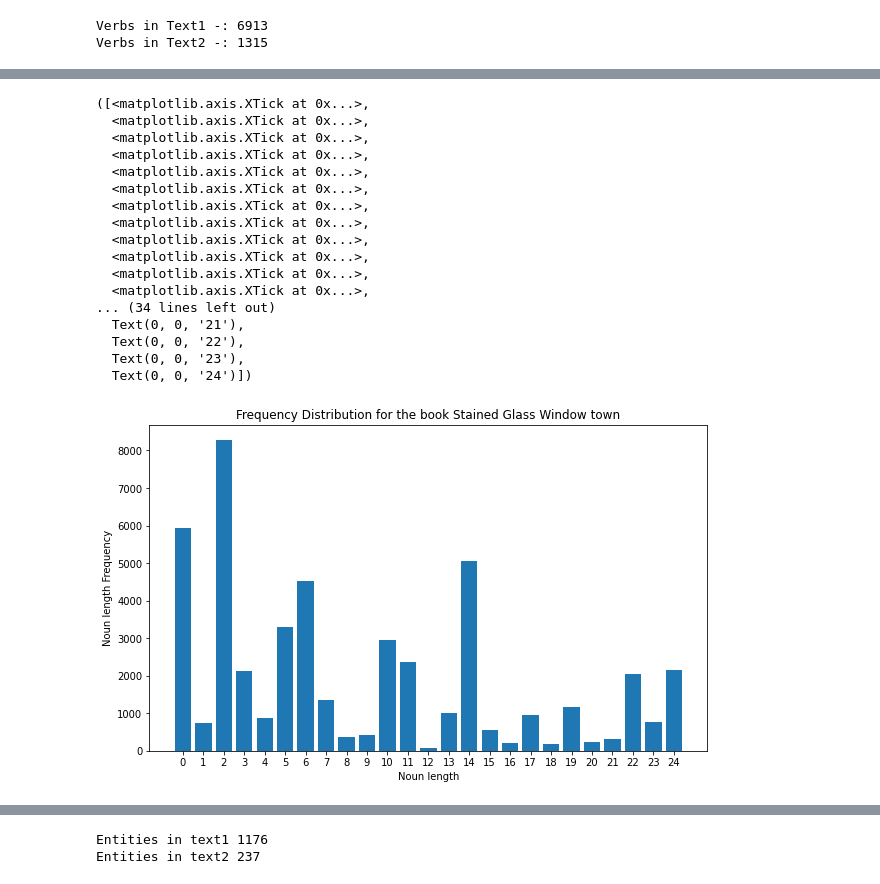
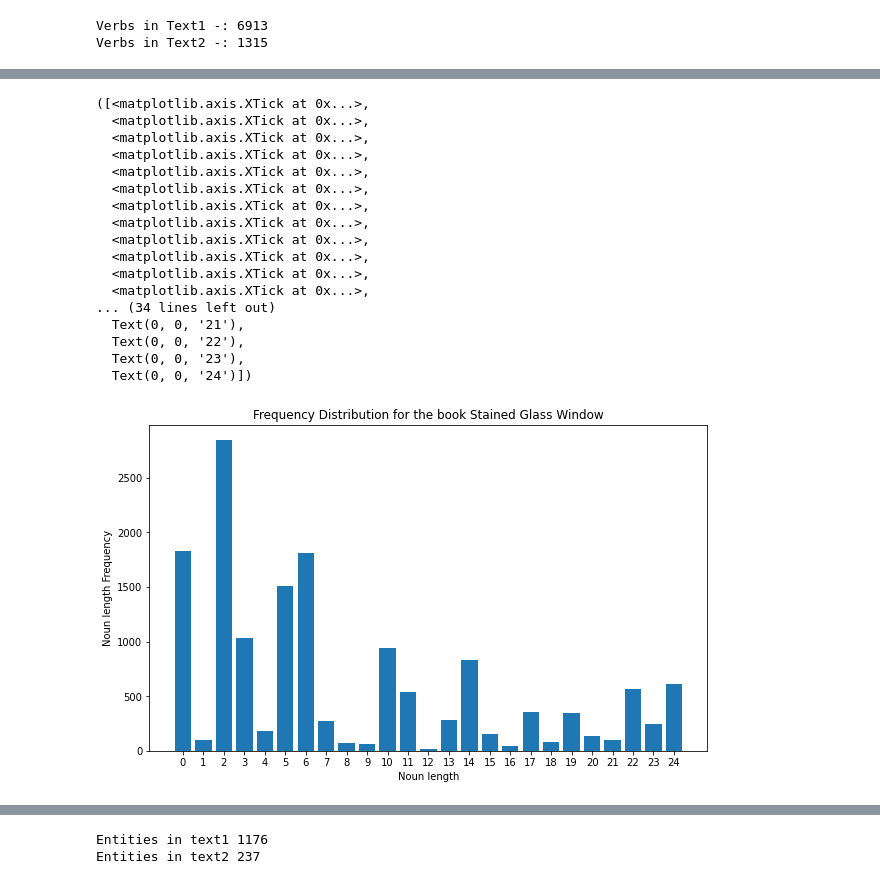
Before and after one commit to Devu-Goyal/NLP-Project-Round-1, a Jupyter notebook: NLP_round_2.ipynb, the cells around one changed output, grey strips where cells are left out. Saved outputs shown, nothing was run; the diff lists cells and outputs as text; code cells hidden in the pictures.

```diff
--- a/NLP_round_2.ipynb
+++ b/NLP_round_2.ipynb
@@ -226,29 +255,29 @@ nounSet2,verbSet2=all_synsets(n2,v2)
 # %%
-labels, counts = np.unique(nounSet1,return_counts=True)
+labels, counts = np.unique(nounSet2,return_counts=True)
 ticks = range(len(counts))
+
 plt.figure(figsize=(10,6))
 plt.xlabel('Noun length')
 plt.ylabel('Noun length Frequency')
-plt.title('Frequency Distribution for the book Stained Glass Window town')
-
+plt.title('Frequency Distribution for the book Stained Glass Window')
 plt.bar(ticks,counts, align='center')
 plt.xticks(ticks, range(len(labels)))
 # %% [output]
 ([<matplotlib.axis.XTick at 0x...>,
   <matplotlib.axis.XTick at 0x...>,
   <matplotlib.axis.XTick at 0x...>,
   <matplotlib.axis.XTick at 0x...>,
   <matplotlib.axis.XTick at 0x...>,
   <matplotlib.axis.XTick at 0x...>,
   <matplotlib.axis.XTick at 0x...>,
   <matplotlib.axis.XTick at 0x...>,
   <matplotlib.axis.XTick at 0x...>,
   <matplotlib.axis.XTick at 0x...>,
   <matplotlib.axis.XTick at 0x...>,
   <matplotlib.axis.XTick at 0x...>,
 ... (34 lines left out)
   Text(0, 0, '21'),
   Text(0, 0, '22'),
   Text(0, 0, '23'),
   Text(0, 0, '24')])
-[figure, old version]
+[figure, new version]
```
Also changed, not shown: parts of 6 cells of this notebook.
